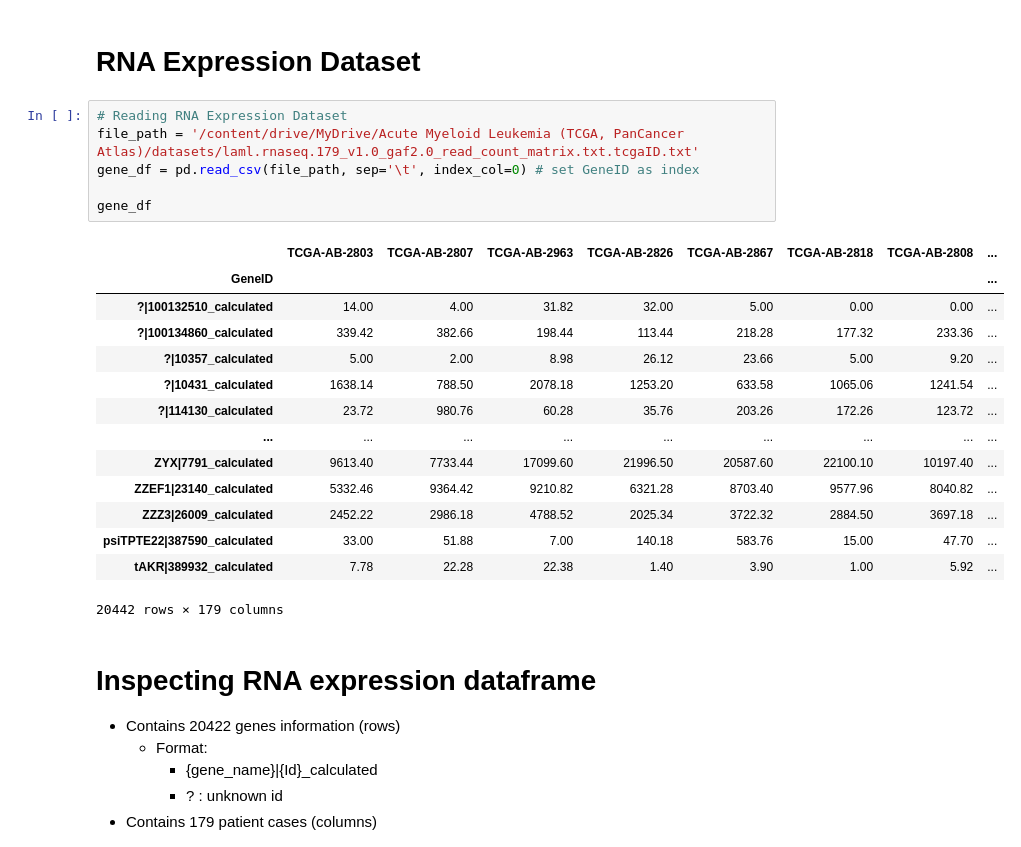
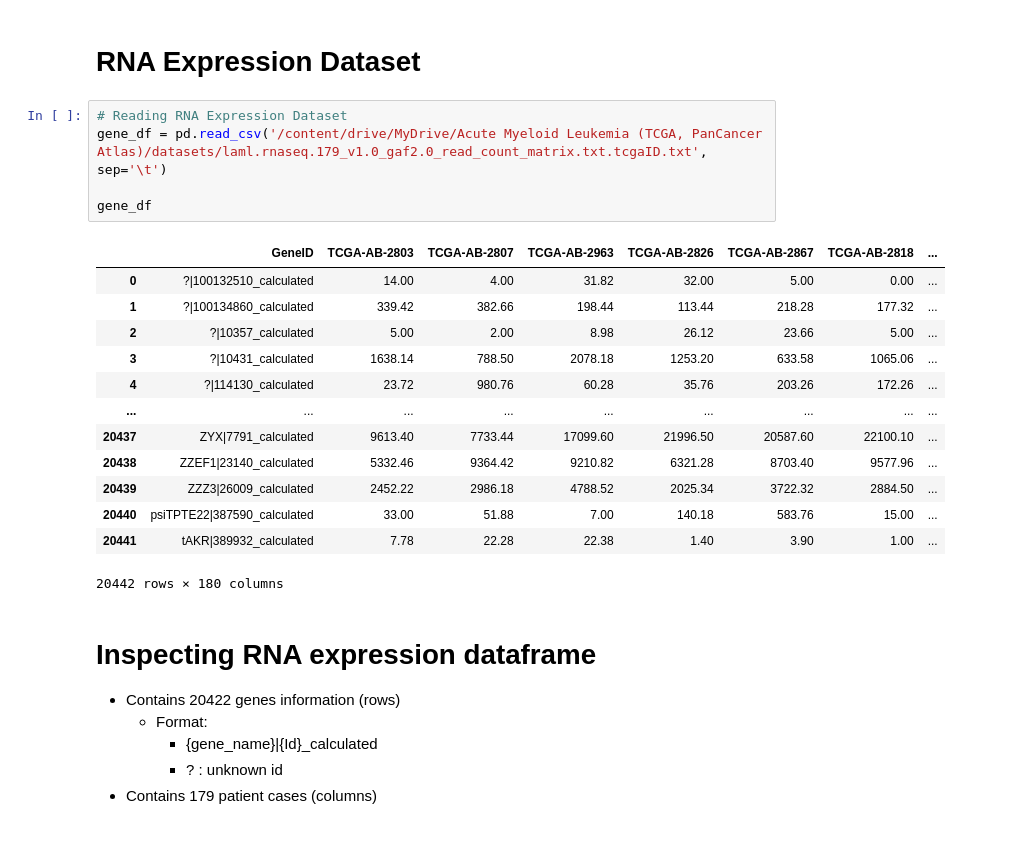
Before and after one commit to JinLeeGG/AML-EGR1-Survival-Analysis, a Jupyter notebook: Data_Analysis_Process.ipynb, the cells around one changed output. Drawn from its saved outputs; the diff is of its cells as text.

```diff
--- a/Data_Analysis_Process.ipynb
+++ b/Data_Analysis_Process.ipynb
@@ -280,25 +279,23 @@ Clinical_df
 # **RNA Expression Dataset**
 # %%
 # Reading RNA Expression Dataset
-file_path = '/content/drive/MyDrive/Acute Myeloid Leukemia (TCGA, PanCancer Atlas)/datasets/laml.rnaseq.179_v1.0_gaf2.0_read_count_matrix.txt.tcgaID.txt'
-gene_df = pd.read_csv(file_path, sep='\t', index_col=0) # set GeneID as index
+gene_df = pd.read_csv('/content/drive/MyDrive/Acute Myeloid Leukemia (TCGA, PanCancer Atlas)/datasets/laml.rnaseq.179_v1.0_gaf2.0_read_count_matrix.txt.tcgaID.txt', sep='\t')
 
 gene_df
 # %% [output]
-|  | TCGA-AB-2803 | TCGA-AB-2807 | TCGA-AB-2963 | TCGA-AB-2826 | TCGA-AB-2867 | TCGA-AB-2818 | TCGA-AB-2808 | ... |
-| GeneID |  |  |  |  |  |  |  | ... |
-| ?|100132510_calculated | 14.00 | 4.00 | 31.82 | 32.00 | 5.00 | 0.00 | 0.00 | ... |
-| ?|100134860_calculated | 339.42 | 382.66 | 198.44 | 113.44 | 218.28 | 177.32 | 233.36 | ... |
-| ?|10357_calculated | 5.00 | 2.00 | 8.98 | 26.12 | 23.66 | 5.00 | 9.20 | ... |
-| ?|10431_calculated | 1638.14 | 788.50 | 2078.18 | 1253.20 | 633.58 | 1065.06 | 1241.54 | ... |
-| ?|114130_calculated | 23.72 | 980.76 | 60.28 | 35.76 | 203.26 | 172.26 | 123.72 | ... |
+|  | GeneID | TCGA-AB-2803 | TCGA-AB-2807 | TCGA-AB-2963 | TCGA-AB-2826 | TCGA-AB-2867 | TCGA-AB-2818 | ... |
+| 0 | ?|100132510_calculated | 14.00 | 4.00 | 31.82 | 32.00 | 5.00 | 0.00 | ... |
+| 1 | ?|100134860_calculated | 339.42 | 382.66 | 198.44 | 113.44 | 218.28 | 177.32 | ... |
+| 2 | ?|10357_calculated | 5.00 | 2.00 | 8.98 | 26.12 | 23.66 | 5.00 | ... |
+| 3 | ?|10431_calculated | 1638.14 | 788.50 | 2078.18 | 1253.20 | 633.58 | 1065.06 | ... |
+| 4 | ?|114130_calculated | 23.72 | 980.76 | 60.28 | 35.76 | 203.26 | 172.26 | ... |
 | ... | ... | ... | ... | ... | ... | ... | ... | ... |
-| ZYX|7791_calculated | 9613.40 | 7733.44 | 17099.60 | 21996.50 | 20587.60 | 22100.10 | 10197.40 | ... |
-| ZZEF1|23140_calculated | 5332.46 | 9364.42 | 9210.82 | 6321.28 | 8703.40 | 9577.96 | 8040.82 | ... |
-| ZZZ3|26009_calculated | 2452.22 | 2986.18 | 4788.52 | 2025.34 | 3722.32 | 2884.50 | 3697.18 | ... |
-| psiTPTE22|387590_calculated | 33.00 | 51.88 | 7.00 | 140.18 | 583.76 | 15.00 | 47.70 | ... |
-| tAKR|389932_calculated | 7.78 | 22.28 | 22.38 | 1.40 | 3.90 | 1.00 | 5.92 | ... |
+| 20437 | ZYX|7791_calculated | 9613.40 | 7733.44 | 17099.60 | 21996.50 | 20587.60 | 22100.10 | ... |
+| 20438 | ZZEF1|23140_calculated | 5332.46 | 9364.42 | 9210.82 | 6321.28 | 8703.40 | 9577.96 | ... |
+| 20439 | ZZZ3|26009_calculated | 2452.22 | 2986.18 | 4788.52 | 2025.34 | 3722.32 | 2884.50 | ... |
+| 20440 | psiTPTE22|387590_calculated | 33.00 | 51.88 | 7.00 | 140.18 | 583.76 | 15.00 | ... |
+| 20441 | tAKR|389932_calculated | 7.78 | 22.28 | 22.38 | 1.40 | 3.90 | 1.00 | ... |
-20442 rows × 179 columns
+20442 rows × 180 columns
 # %% [markdown]
 # I**nspecting RNA expression dataframe**
  - Contains 20422 genes information (rows)
```
Also changed, not shown: parts of 13 cells of this notebook.
